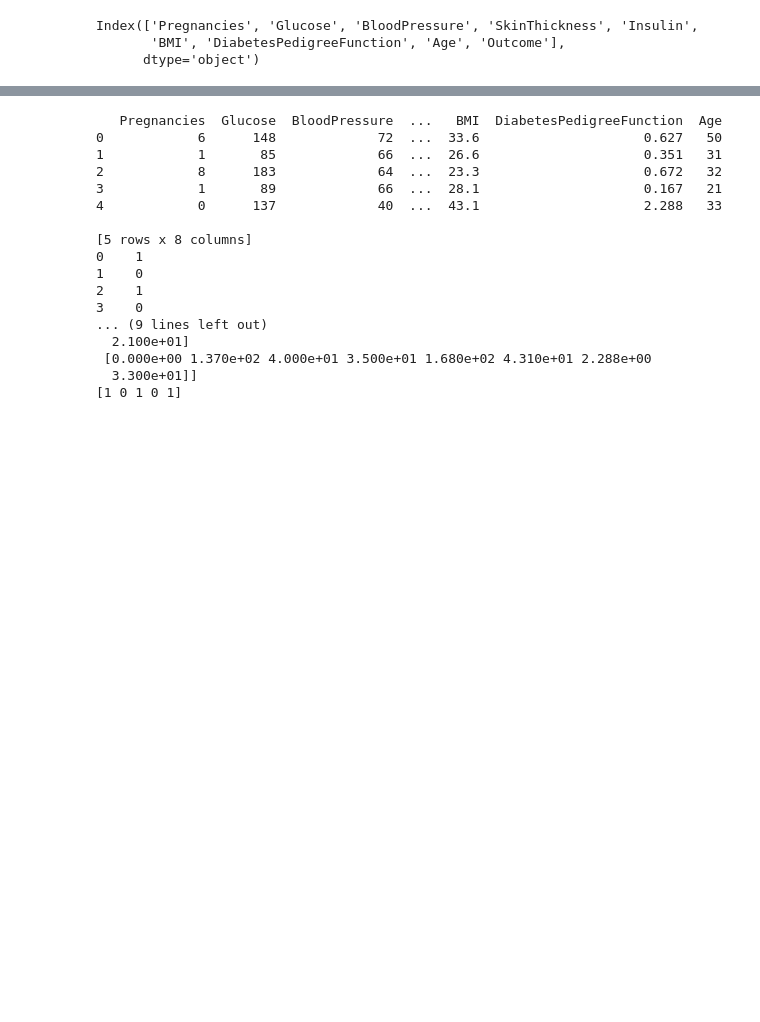
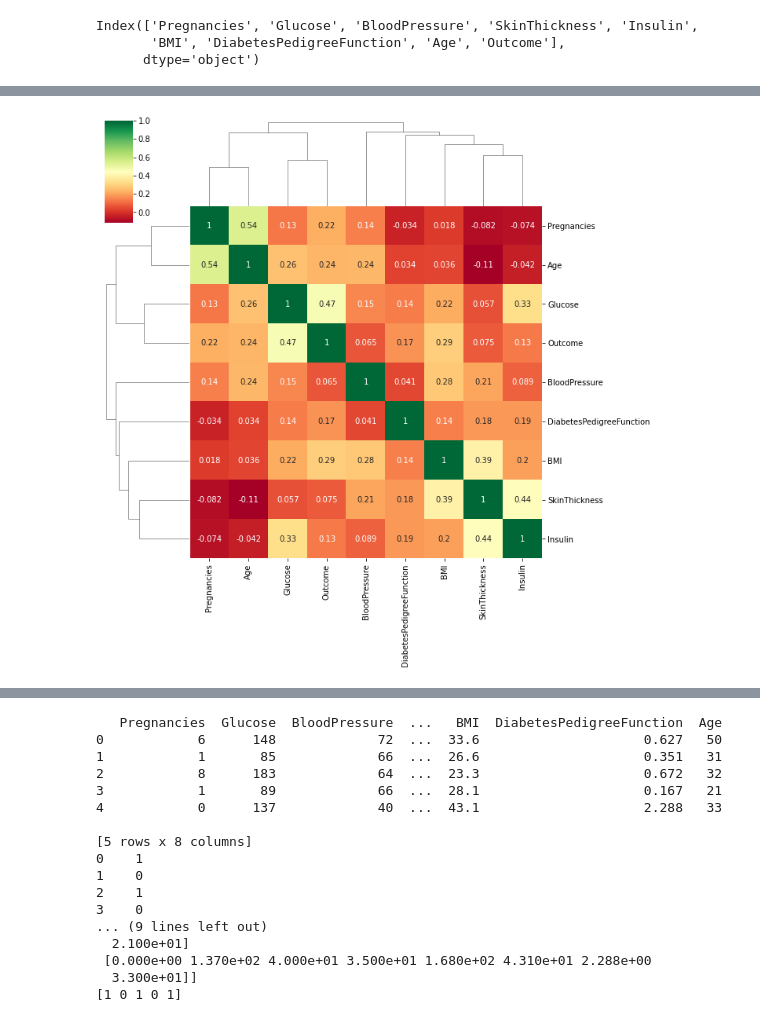
Before and after one commit to sayan0506/Prediction-model-for-Diabetes, a Jupyter notebook: Diabetes_prediction_GRIDSEARCHCV_implementation.ipynb, the cells around one changed output, grey strips where cells are left out. Saved outputs shown, nothing was run; the diff lists cells and outputs as text; code cells hidden in the pictures; blank space fills up the shorter version.

```diff
--- a/Diabetes_prediction_GRIDSEARCHCV_implementation.ipynb
+++ b/Diabetes_prediction_GRIDSEARCHCV_implementation.ipynb
@@ -87,0 +90,5 @@ g = sns.heatmap(df[top_corr_features].corr(), annot = True, cmap = "RdYlGn")
+# %%
+# clustermap gives
+g = sns.clustermap(df[top_corr_features].corr(), annot = True, cmap = "RdYlGn")
+# %% [output]
+[figure, added]
```
Also changed, not shown: parts of 11 cells of this notebook.
